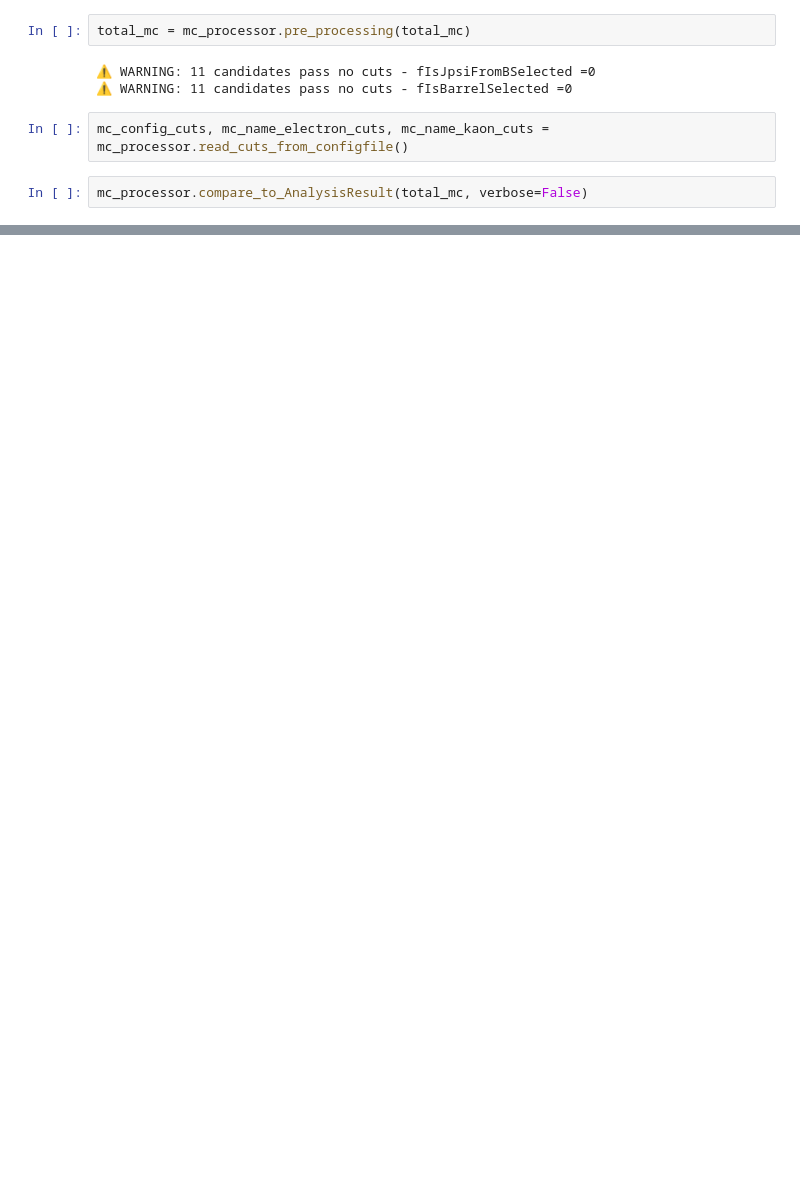
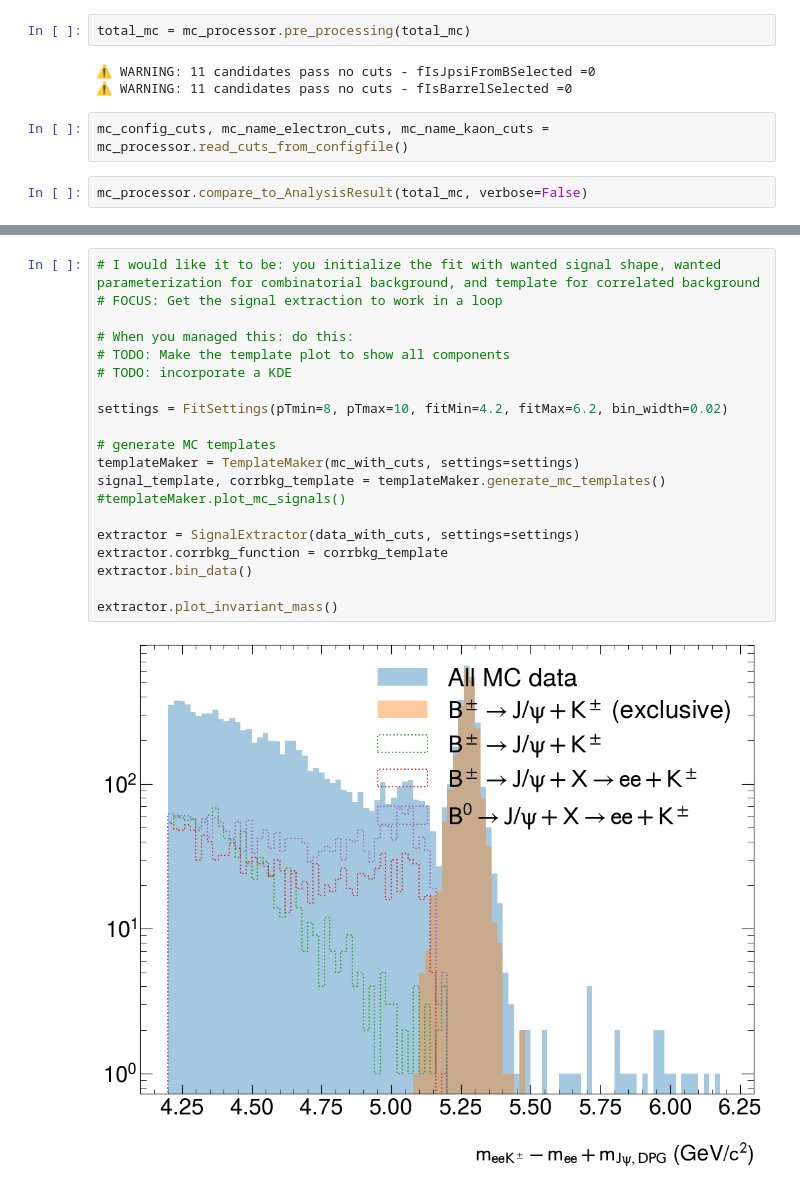
Before and after one commit to torkjellsdatter/B-team, a Jupyter notebook: demo.ipynb, the cells around one changed output, grey strips where cells are left out. Saved outputs shown, nothing was run; the diff lists cells and outputs as text; blank space fills up the shorter version.

```diff
--- a/demo.ipynb
+++ b/demo.ipynb
@@ -138,0 +270,22 @@ data_with_cuts.shape
+# %%
+# I would like it to be: you initialize the fit with wanted signal shape, wanted parameterization for combinatorial background, and template for correlated background
+# FOCUS: Get the signal extraction to work in a loop
+
+# When you managed this: do this:
+# TODO: Make the template plot to show all components
+# TODO: incorporate a KDE
+
+settings = FitSettings(pTmin=8, pTmax=10, fitMin=4.2, fitMax=6.2, bin_width=0.02)
+
+# generate MC templates
+templateMaker = TemplateMaker(mc_with_cuts, settings=settings)
+signal_template, corrbkg_template = templateMaker.generate_mc_templates()
+#templateMaker.plot_mc_signals()
+
+extractor = SignalExtractor(data_with_cuts, settings=settings)
+extractor.corrbkg_function = corrbkg_template
+extractor.bin_data()
+
+extractor.plot_invariant_mass()
+# %% [output]
+[figure, added]
```
Also changed, not shown: parts of 21 cells of this notebook, 7 other files.
